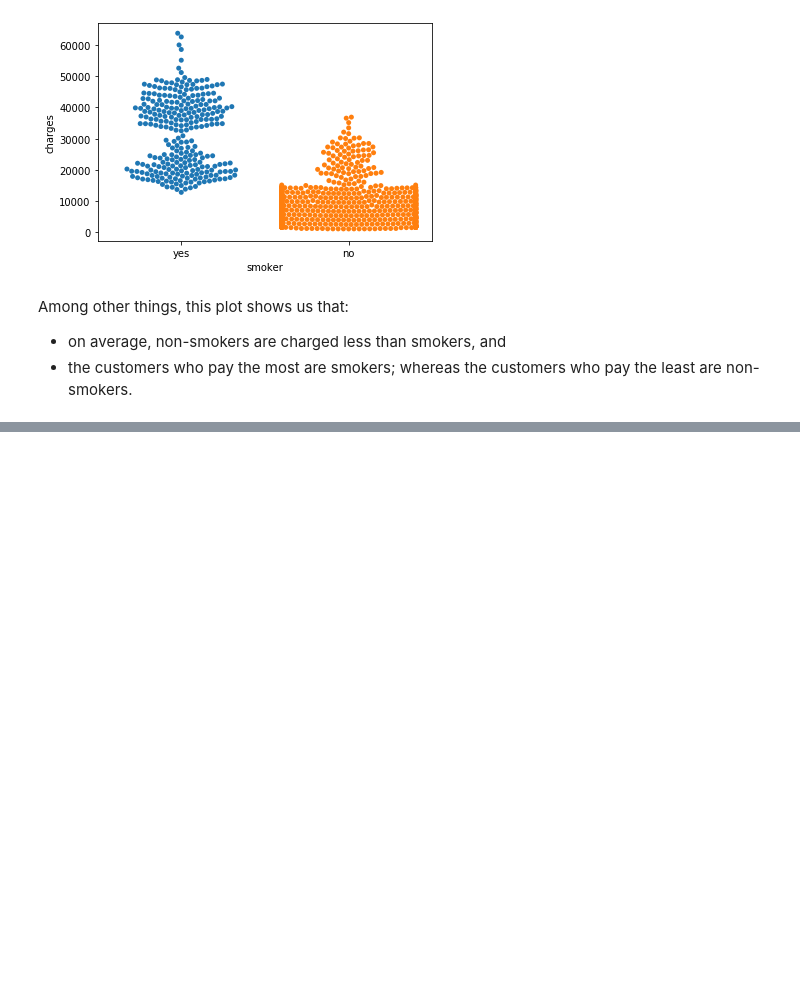
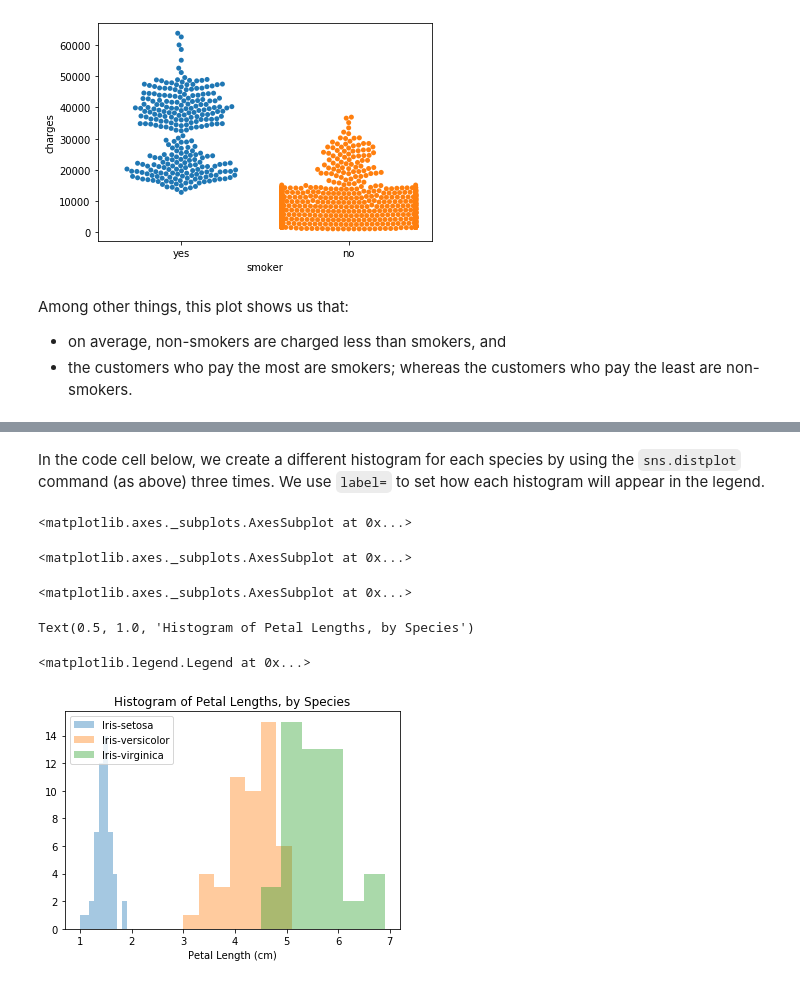
Before and after one commit to Shahid1993/python-learning-notebooks, a Jupyter notebook: Data_Visualization.ipynb, the cells around one changed output, grey strips where cells are left out. Drawn from its saved outputs; the diff is of its cells as text; code cells hidden in the pictures; blank space fills up the shorter version.

```diff
--- a/Data_Visualization.ipynb
+++ b/Data_Visualization.ipynb
@@ -250,0 +301,10 @@ Among other things, this plot shows us that:
+# %%
+iris_set_filepath = "./data/iris_setosa.csv"
+iris_ver_filepath = "./data/iris_versicolor.csv"
+iris_vir_filepath = "./data/iris_virginica.csv"
+
+iris_set_data = pd.read_csv(iris_set_filepath, index_col="Id")
+iris_ver_data = pd.read_csv(iris_ver_filepath, index_col="Id")
+iris_vir_data = pd.read_csv(iris_vir_filepath, index_col="Id")
+
+iris_ver_data.head()
@@ -250,0 +319,17 @@ Among other things, this plot shows us that:
+# %% [markdown]
+In the code cell below, we create a different histogram for each species by using the `sns.distplot` command (as above) three times. We use `label=` to set how each histogram will appear in the legend.
+# %%
+sns.distplot(a=iris_set_data['Petal Length (cm)'], label='Iris-setosa', kde=False)
+sns.distplot(a=iris_ver_data['Petal Length (cm)'], label='Iris-versicolor', kde=False)
+sns.distplot(a=iris_vir_data['Petal Length (cm)'], label='Iris-virginica', kde=False)
+
+plt.title("Histogram of Petal Lengths, by Species")
+
+plt.legend()
+# %% [output]
+<matplotlib.axes._subplots.AxesSubplot at 0x...>
+<matplotlib.axes._subplots.AxesSubplot at 0x...>
+<matplotlib.axes._subplots.AxesSubplot at 0x...>
+Text(0.5, 1.0, 'Histogram of Petal Lengths, by Species')
+<matplotlib.legend.Legend at 0x...>
+[figure, added]
```
Also changed, not shown: parts of 13 cells of this notebook, 1 other file.
